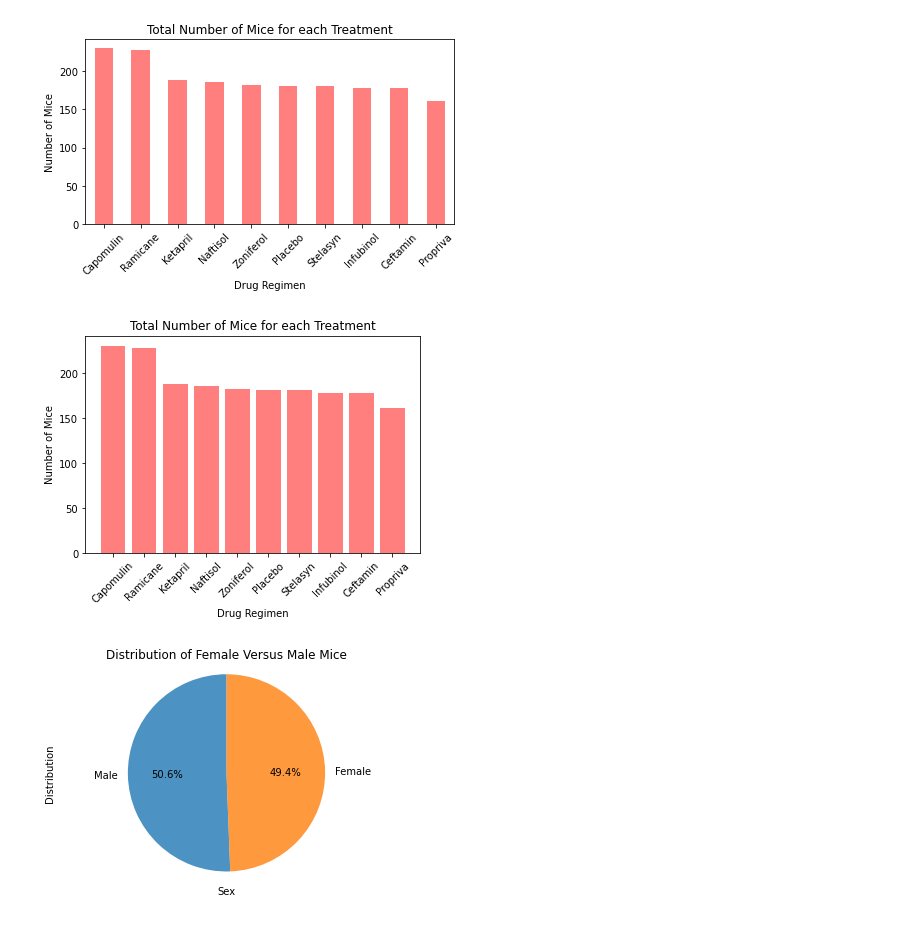
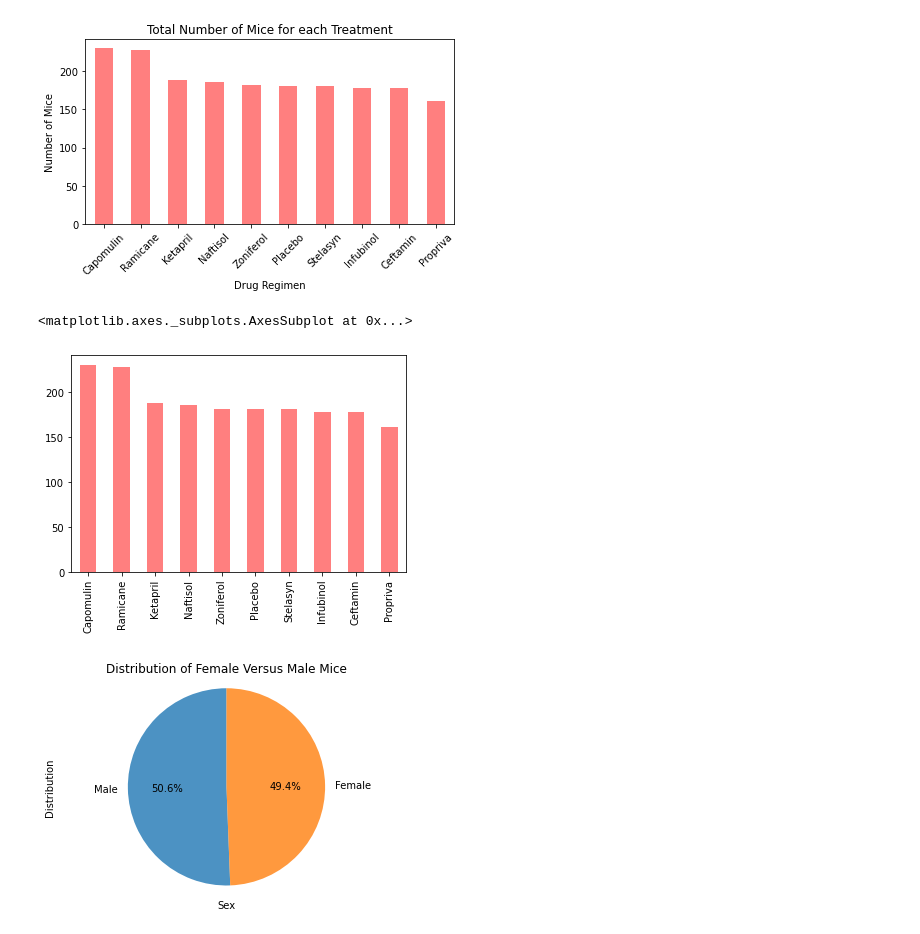
Before and after one commit to SybileC/matplotlib-challenge, a Jupyter notebook: 02-Homework_05-Matplotlib_Instructions_Pymaceuticals_pymaceuticals_starter.ipynb, the cells around one changed output. Saved outputs shown, nothing was run; the diff lists cells and outputs as text; code cells hidden in the pictures.

```diff
--- a/02-Homework_05-Matplotlib_Instructions_Pymaceuticals_pymaceuticals_starter.ipynb
+++ b/02-Homework_05-Matplotlib_Instructions_Pymaceuticals_pymaceuticals_starter.ipynb
@@ -151,29 +151,32 @@ plt.tight_layout()
 # %%
 # Generate a bar plot showing the total number of mice for each treatment throughout the course of the study using pyplot.
 list_drugs = duplicate_mice["Drug Regimen"]
-# drugs = list_drugs.unique()
-drugs = ['Capomulin', 'Ramicane', 'Ketapril', 'Naftisol', 'Zoniferol',
-         'Placebo', 'Stelasyn', 'Infubinol', 'Ceftamin', 'Propriva']
+drugs = list_drugs.unique()
+# drugs = ['Capomulin', 'Ramicane', 'Ketapril', 'Naftisol', 'Zoniferol',
+#          'Placebo', 'Stelasyn', 'Infubinol', 'Ceftamin', 'Propriva']
 mice_count = list_drugs.value_counts()
-tick_locations = [value for value in drugs]
-plt.bar(drugs, mice_count, color='r', alpha=0.5, align='center')
-plt.xticks(tick_locations, drugs, rotation=45)
-plt.title("Total Number of Mice for each Treatment")
-plt.ylabel("Number of Mice")
-plt.xlabel("Drug Regimen")
-plt.show()
+mice_count
+mice_count.plot.bar(mice_count, color='r', alpha=0.5, align='center')
+# tick_locations = [value for value in drugs]
+# plt.bar(drugs, mice_count, color='r', alpha=0.5, align='center')
+# plt.xticks(tick_locations, drugs, rotation=45)
+# plt.title("Total Number of Mice for each Treatment")
+# plt.ylabel("Number of Mice")
+# plt.xlabel("Drug Regimen")
+# plt.show()
 
 # drugs = duplicate_mice["Drug Regimen"].value_counts()
 # tick_locations = [value for value in drugs]
 # plt.bar(drugs, drug_regimen["Mouse ID"], color='r', alpha=0.5, align='center')
 # plt.xticks(tick_locations, drug_regimen["Drug Regimen"], rotation='vertical')
 # plt.show()
 # x_axis = drug_regimen
 # y_axis = drug_regimen["Mouse ID"].count()
 # plt.bar(x_axis, y_axis)
 # plt.show()
 # %% [output]
+<matplotlib.axes._subplots.AxesSubplot at 0x...>
-[figure, old version]
+[figure, new version]
 # %%
 # Generate a pie plot showing the distribution of female versus male mice using pandas
 gender_count = duplicate_mice["Sex"].value_counts()
```
Also changed, not shown: parts of 1 cell of this notebook.
